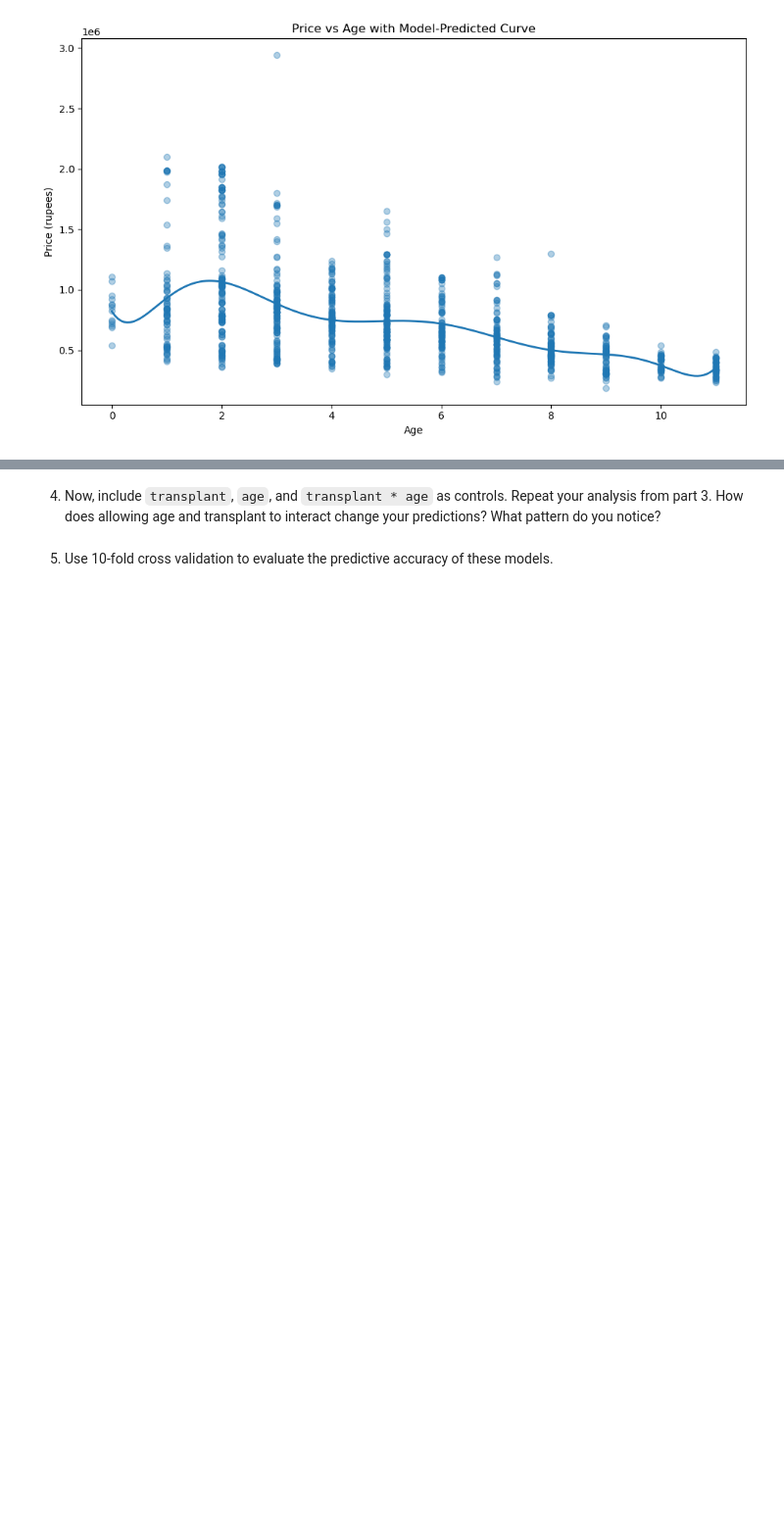
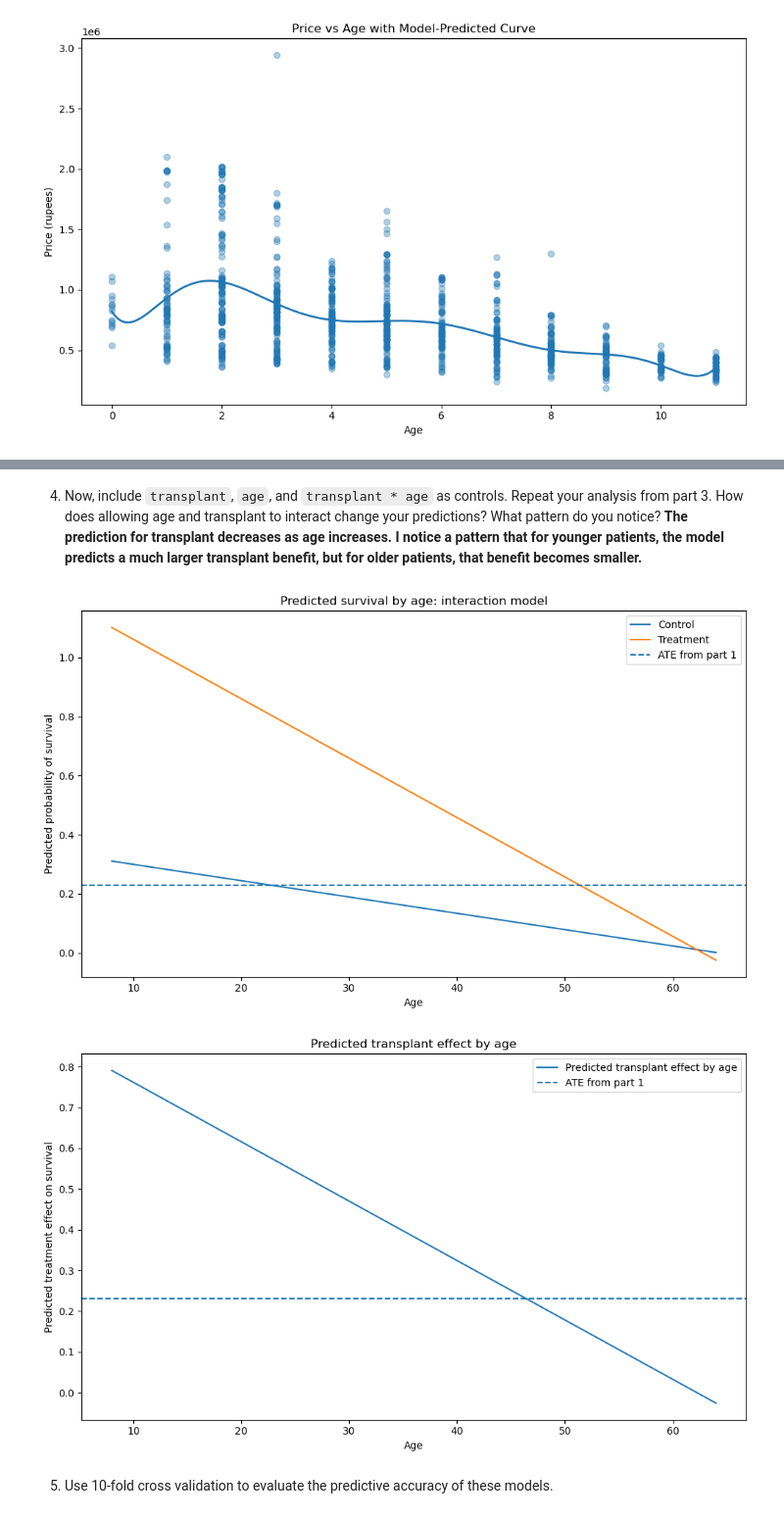
Before and after one commit to asongg/undergrad_ml_assignments, a Jupyter notebook: 03_assignment_linear_models.ipynb, the cells around one changed output, grey strips where cells are left out. Shown at 98% size. Drawn from its saved outputs; the diff is of its cells as text; code cells hidden in the pictures; blank space fills up the shorter version.

```diff
--- a/03_assignment_linear_models.ipynb
+++ b/03_assignment_linear_models.ipynb
@@ -471,4 +531,37 @@ ATE = treatment - control:0.230179
 # %% [markdown]
-4. Now, include `transplant`, `age`, and `transplant * age` as controls. Repeat your analysis from part 3. How does allowing age and transplant to interact change your predictions? What pattern do you notice?
+4. Now, include `transplant`, `age`, and `transplant * age` as controls. Repeat your analysis from part 3. How does allowing age and transplant to interact change your predictions? What pattern do you notice? **The prediction for transplant decreases as age increases. I notice a pattern that for younger patients, the model predicts a much larger transplant benefit, but for older patients, that benefit becomes smaller.**
+# %%
+m3 = smf.ols("y ~ C(transplant) * age", data=df).fit()
+c0 = m3.params["Intercept"]
+c_treat = m3.params["C(transplant)[T.treatment]"]
+c_age = m3.params["age"]
+c_inter = m3.params["C(transplant)[T.treatment]:age"]
+pred_control_m3 = c0 + c_age * age_grid
+pred_treat_m3 = c0 + c_treat + (c_age + c_inter) * age_grid
+treat_effect_by_age = c_treat + c_inter * age_grid
+
+plt.figure(figsize=(10, 6))
+plt.plot(age_grid, pred_control_m3, label="Control")
+plt.plot(age_grid, pred_treat_m3, label="Treatment")
+plt.axhline(ate, linestyle="--", label="ATE from part 1")
+plt.xlabel("Age")
+plt.ylabel("Predicted probability of survival")
+plt.title("Predicted survival by age: interaction model")
+plt.legend()
+plt.tight_layout()
+plt.show()
+
+plt.figure(figsize=(10, 6))
+plt.plot(age_grid, treat_effect_by_age, label="Predicted transplant effect by age")
+plt.axhline(ate, linestyle="--", label="ATE from part 1")
+plt.xlabel("Age")
+plt.ylabel("Predicted treatment effect on survival")
+plt.title("Predicted transplant effect by age")
+plt.legend()
+plt.tight_layout()
+plt.show()
+# %% [output]
+[figure, added]
+[figure, added]
 # %% [markdown]
 5. Use 10-fold cross validation to evaluate the predictive accuracy of these models.
```
Also changed, not shown: parts of 14 cells of this notebook.
